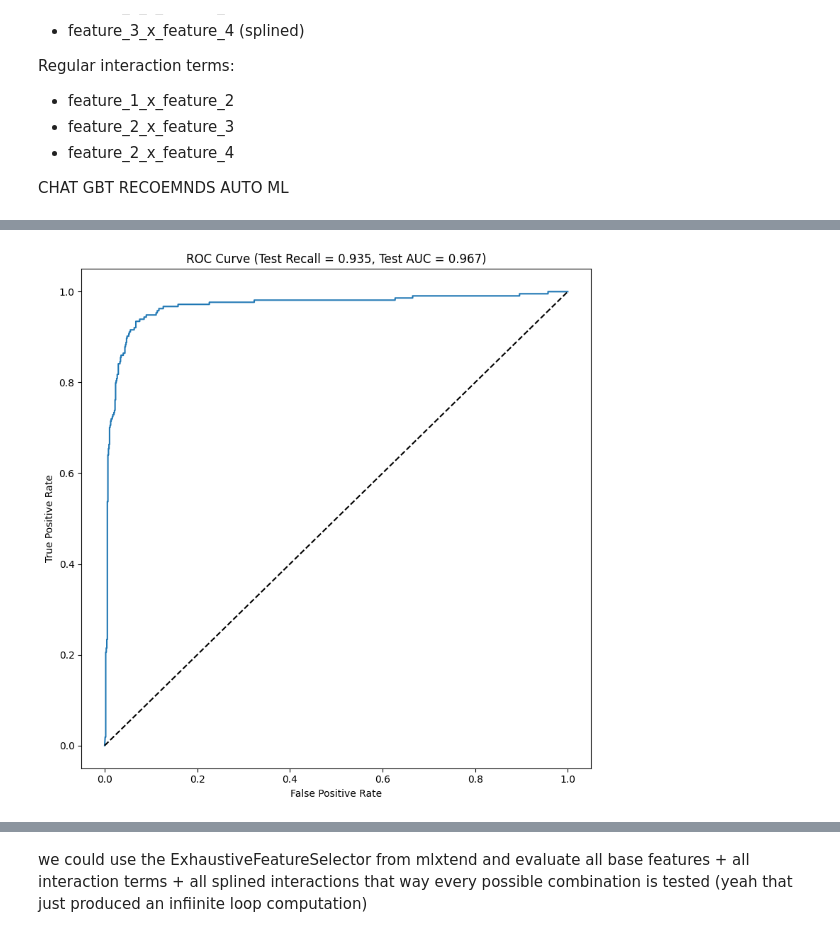
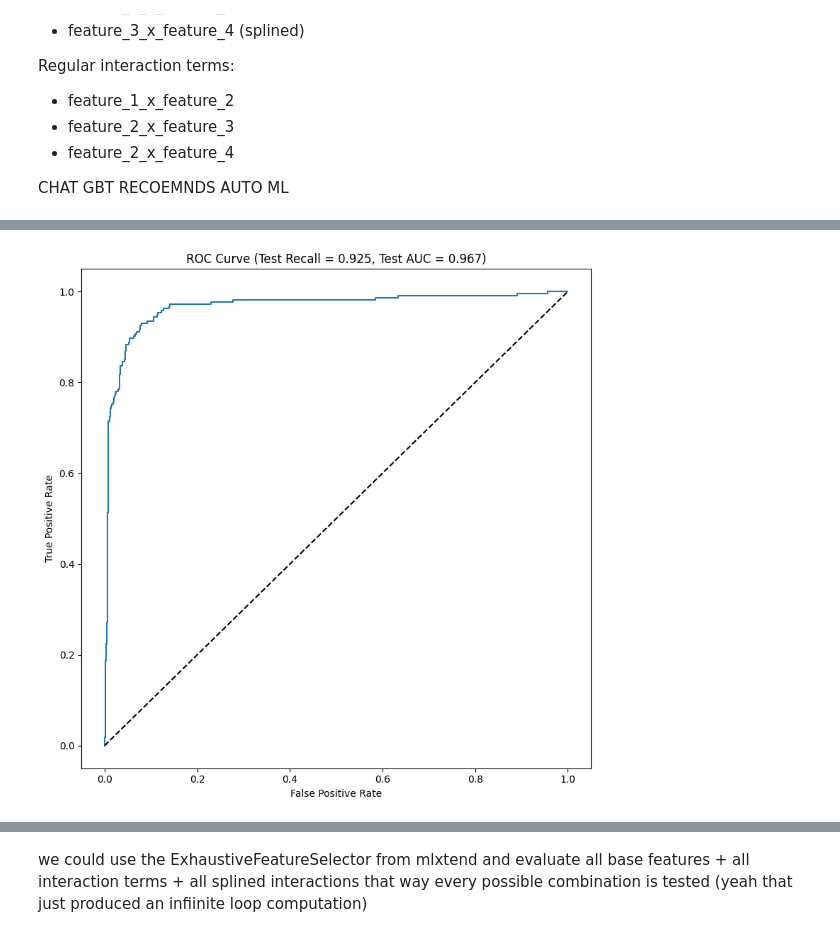
Before and after one commit to Jacob-J-Richards/DS_DA_Projects, a Jupyter notebook: 3-90+_DaysPastDue/Use_Splines_on_interaction_terms.ipynb, the cells around one changed output, grey strips where cells are left out. Saved outputs shown, nothing was run; the diff lists cells and outputs as text; code cells hidden in the pictures.

```diff
--- a/3-90+_DaysPastDue/Use_Splines_on_interaction_terms.ipynb
+++ b/3-90+_DaysPastDue/Use_Splines_on_interaction_terms.ipynb
@@ -290,57 +290,50 @@ y_test = test['y']
 best_recall = 0
 best_auc = 0
 best_combination = None
-best_C = None
 all_results = []
 spline_transformers = {}
 
-C_values = [float('inf'), 0.001, 0.01, 0.1, 1, 10, 100]
+print("Evaluating all possible combinations:")
+for r in range(len(interaction_terms) + 1):
+    for spline_terms in combinations(range(len(interaction_terms)), r):
+        X_train_splines = []
+        X_test_splines = []
 
-print("Evaluating all possible combinations:")
-for C in C_values:
-    for r in range(len(interaction_terms) + 1):
-        for spline_terms in combinations(range(len(interaction_terms)), r):
-            X_train_splines = []
-            X_test_splines = []
+        spline_desc = "None" if len(spline_terms) == 0 else [f"{interaction_terms[i][0]}_x_{interaction_terms[i][1]}" for i in spline_terms]
 
-            spline_desc = "None" if len(spline_terms) == 0 else [f"{interaction_terms[i][0]}_x_{interaction_terms[i][1]}" for i in spline_terms]
+        for i, interaction_term in enumerate(interaction_terms):
+            if i in spline_terms:
+                X_train_spline, X_test_spline, spline_left, spline_right = create_split_splines(train, test, interaction_term)
+                X_train_splines.append(X_train_spline)
+                X_test_splines.append(X_test_spline)
+                spline_transformers[i] = (spline_left, spline_right)
+            elif i not in spline_terms:
+                interaction_name = f'{interaction_term[0]}_x_{interaction_term[1]}'
+                X_train_splines.append(train[interaction_name].values.reshape(-1, 1))
+                X_test_splines.append(test[interaction_name].values.reshape(-1, 1))
 
-            for i, interaction_term in enumerate(interaction_terms):
-                if i in spline_terms:
-                    X_train_spline, X_test_spline, spline_left, spline_right = create_split_splines(train, test, interaction_term)
-                    X_train_splines.append(X_train_spline)
-                    X_test_splines.append(X_test_spline)
-                    spline_transformers[i] = (spline_left, spline_right)
-                elif i not in spline_terms:
-                    interaction_name = f'{interaction_term[0]}_x_{interaction_term[1]}'
-                    X_train_splines.append(train[interaction_name].values.reshape(-1, 1))
-                    X_test_splines.append(test[interaction_name].values.reshape(-1, 1))
+        X_train_final = np.hstack([X_train] + X_train_splines)
+        X_test_final = np.hstack([X_test] + X_test_splines)
 
-            X_train_final = np.hstack([X_train] + X_train_splines)
-            X_test_final = np.hstack([X_test] + X_test_splines)
+        model = LogisticRegression()
+        model.fit(X_train_final, y_train)
+        test_pred_proba = model.predict_proba(X_test_final)[:, 1]
+        recall = get_optimal_threshold_recall(y_test, test_pred_proba)
+        auc = roc_auc_score(y_test, test_pred_proba)
+        all_results.append((recall, auc, spline_desc))
 
-            model = LogisticRegression(fit_intercept=True, C=C)
-            model.fit(X_train_final, y_train)
-            test_pred_proba = model.predict_proba(X_test_final)[:, 1]
-            recall = get_optimal_threshold_recall(y_test, test_pred_proba)
-            auc = roc_auc_score(y_test, test_pred_proba)
-            all_results.append((recall, auc, spline_desc, C))
-
-            if recall > best_recall:
-                best_recall = recall
-                best_auc = auc
-                best_combination = spline_terms
-                best_C = C
+        if recall > best_recall:
+            best_recall = recall
+            best_auc = auc
+            best_combination = spline_terms
 
 print("\nAll combinations sorted by recall (descending):")
 all_results = sorted(all_results, key=lambda x: x[0], reverse=True)
-for recall, auc, spline_desc, C in all_results:
-    C_str = "inf (no regularization)" if C == float('inf') else str(C)
-    print(f"Recall: {recall:.3f}, AUC: {auc:.3f}, C: {C_str} - Splined terms: {spline_desc}")
+for recall, auc, spline_desc in all_results:
+    print(f"Recall: {recall:.3f}, AUC: {auc:.3f} - Splined terms: {spline_desc}")
 
 print(f"\nBest Test Recall: {best_recall}")
 print(f"Best Test AUC: {best_auc}")
-print(f"Best C value: {'inf (no regularization)' if best_C == float('inf') else best_C}")
 print("\nModel variables:")
 print("Base features:", features)
 print("\nSplined interaction terms:")
@@ -368,7 +361,7 @@ for i, interaction_term in enumerate(interaction_terms):
 X_train_final = np.hstack([X_train] + X_train_splines)
 X_test_final = np.hstack([X_test] + X_test_splines)
 
-model = LogisticRegression(fit_intercept=True, C=best_C)
+model = LogisticRegression()
 model.fit(X_train_final, y_train)
 
 test_pred_proba = model.predict_proba(X_test_final)[:, 1]
@@ -403,7 +396,6 @@ for i in range(len(interaction_terms)):
 print(f"\nOptimal threshold: {optimal_threshold:.3f}")
 print(f"Final test recall at optimal threshold: {final_recall:.3f}")
 print(f"Final test AUC: {final_auc:.3f}")
-print(f"Best C value: {'inf (no regularization)' if best_C == float('inf') else best_C}")
 # %% [output]
 Evaluating all possible combinations:
 
@@ -425,4 +417,4 @@ Regular interaction terms:
-[figure, old version]
+[figure, new version]
 Model variables used for ROC curve:
 Base features: ['feature_1', 'feature_2', 'feature_3', 'feature_4']
 
```
Also changed, not shown: parts of 3 cells of this notebook, 1 other file.
